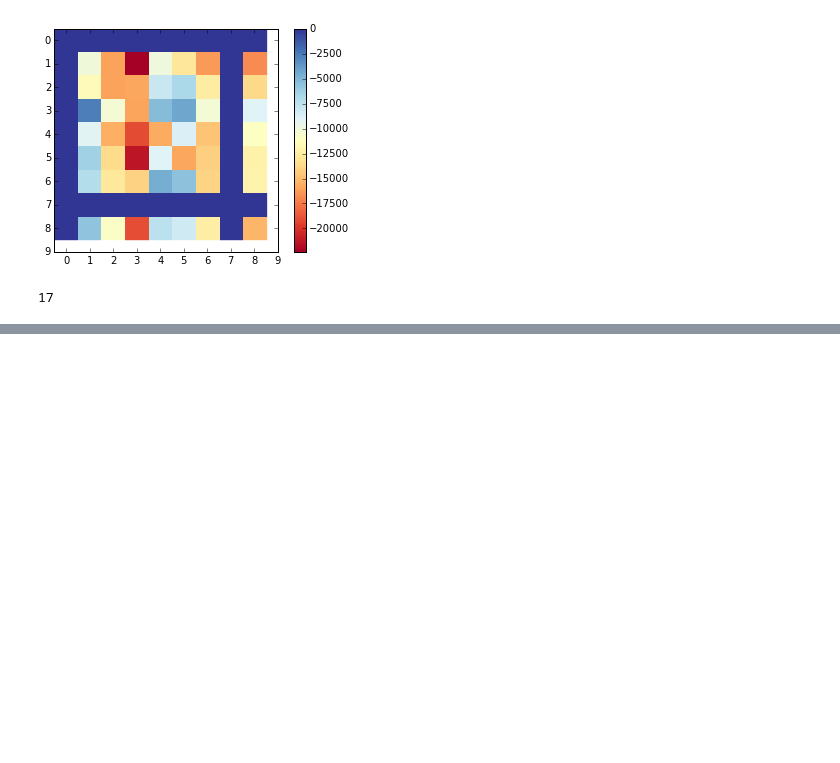
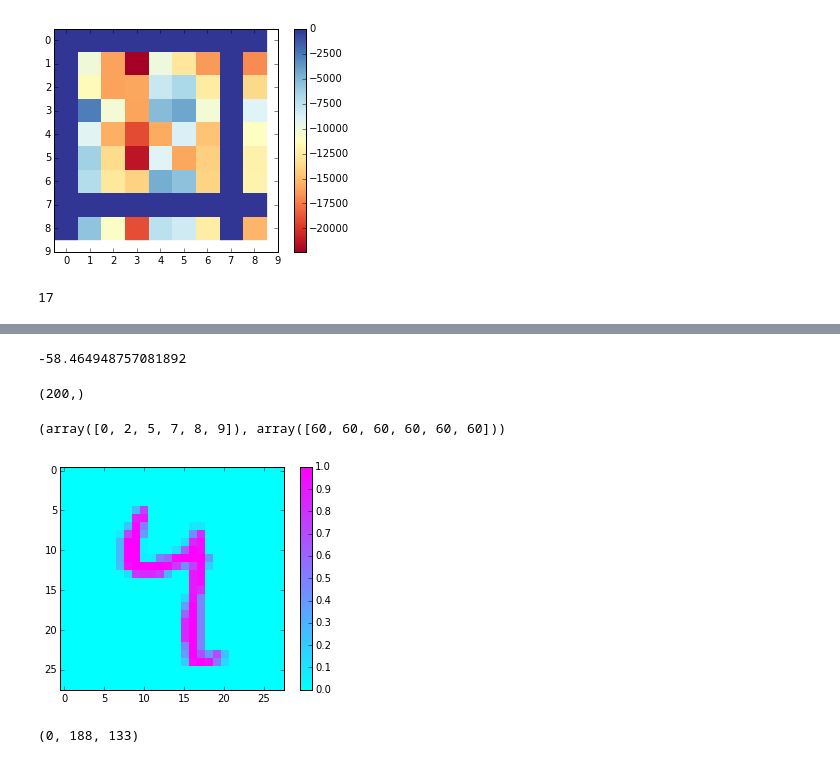
Before and after one commit to garibaldu/multicauseRBM, a Jupyter notebook: Max/MNIST-Evaluation.ipynb, the cells around one changed output, grey strips where cells are left out. Drawn from its saved outputs; the diff is of its cells as text; code cells hidden in the pictures; blank space fills up the shorter version.

```diff
--- a/Max/MNIST-Evaluation.ipynb
+++ b/Max/MNIST-Evaluation.ipynb
@@ -209,0 +286,20 @@ pp.image(mnist_data[comp[0]][1][max_idx[1]])
+# %%
+or_score_of_interest.max()
+# %% [output]
+-58.464948757081892
+# %%
+or_score_of_interest.mean(axis=0)
+# %% [output]
+(200,)
+# %%
+np.where(or_score_of_interest == or_score_of_interest.max())
+# %% [output]
+(array([0, 2, 5, 7, 8, 9]), array([60, 60, 60, 60, 60, 60]))
+# %%
+pp.image(mnist_data[comp[0]][1][r_max_idx[1]])
+# %% [output]
+[figure, added]
+# %%
+or_max_idx
+# %% [output]
+(0, 188, 133)
```
Also changed, not shown: parts of 15 cells of this notebook, 6 other files.
